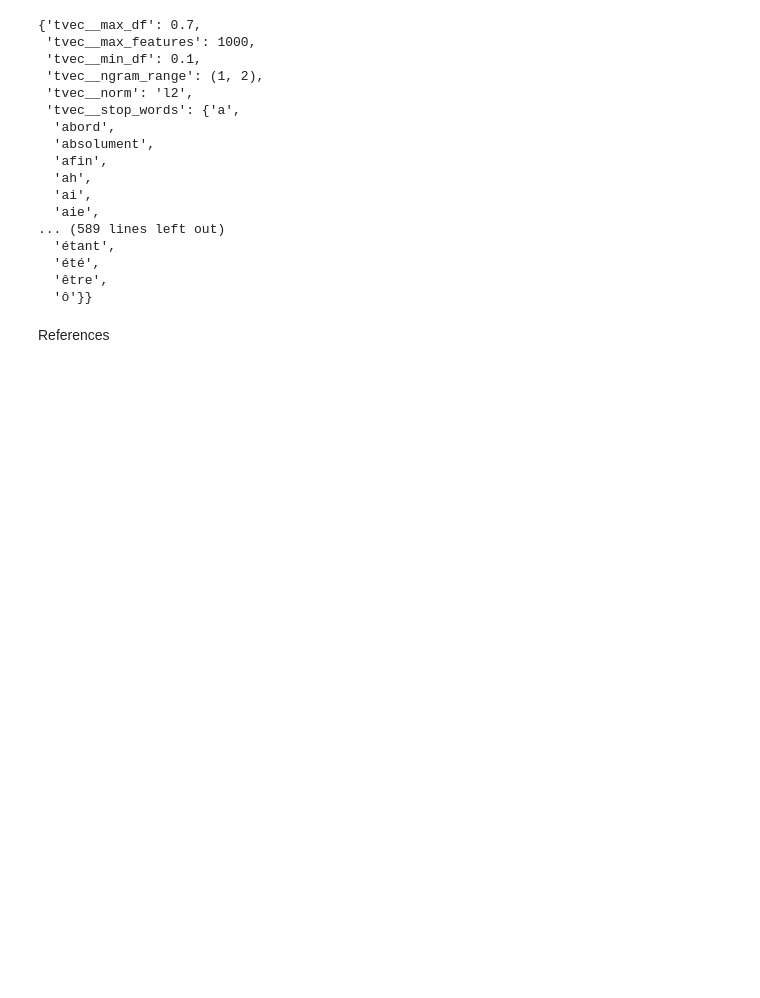
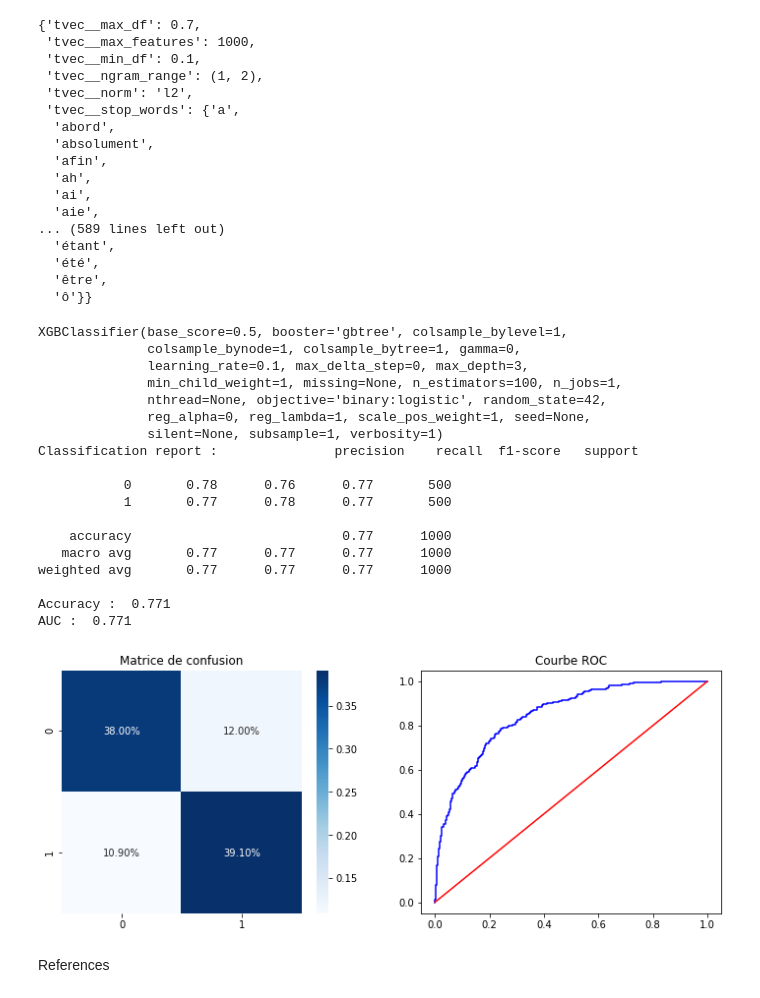
Before and after one commit to cerezamo/NLP_brouillon, a Jupyter notebook: Partie_1.ipynb, the cells around one changed output. Saved outputs shown, nothing was run; the diff lists cells and outputs as text; code cells hidden in the pictures; blank space fills up the shorter version.

```diff
--- a/Partie_1.ipynb
+++ b/Partie_1.ipynb
@@ -1309,6 +1260,45 @@ xgb_gs.best_params_
   'été',
   'être',
   'ô'}}
+# %%
+tfidfconverter = TfidfVectorizer(max_features=1000, min_df=0.1, max_df=0.7, stop_words=fr_stop,ngram_range= (1, 2))
+X = tfidfconverter.fit_transform(df_eq['Texte']).toarray()
+X_train_idf,X_test_idf,y_train_idf,y_test_idf = train_test_split(X,y,random_state = 42 ,test_size =0.2)
+# %%
+X_train_idf,X_test_idf = pd.DataFrame(X_train_idf),pd.DataFrame(X_test_idf)
+X = df_eq[['NbToken', 'NbSyllables', 'NbMot', 'NbPhrases','NbCleanToken', 'NbPonct', 'NbSw','Hapaxlegomena', 'Hapaxdislegomena', 'UniqueWordTx', 'RateCleanRaw',
+       'NbNom', 'NbDet', 'NbPunct', 'NbAdj', 'NbAdp', 'NbPron', 'NbVerb','NbCconj', 'NbNum', 'NbPropn', 'NbAdv', 'NbSCONJ', 'NbAUX', 'NbIntj','PronJe', 'PronNous', 'NbPres', 'NbPast', 'NbFut', 'NbImp', 'NbQuest',
+       'NbExcl', 'NbArt', 'F_mesure', 'NbNom_prec', 'NbDet_prec', 'NbAdj_prec','NbPron_prec', 'NbVerb_perc', 'NbAUX_perc', 'PronJe_perc','PronNous_perc', 'NbQuest_perc', 'NbExcl_perc',
+       'PolPos', 'PolNeg', 'PolUnk', 'FreqJoie', 'FreqPeur', 'FreqSad','FreqColere', 'FreqSurprise', 'FreqDegout']]
+X_train,X_test=train_test_split(X,random_state=42,test_size=0.2)
+idx = X_train.index
+X_train_idf = X_train_idf.set_index(idx)
+X_train_combine = pd.concat([X_train_idf, X_train], axis=1)
+idx=  X_test.index
+X_test_idf = X_test_idf.set_index(idx)
+X_test_combine = pd.concat([X_test_idf, X_test], axis=1)
+# %%
+predictions(XGBClassifier(random_state = 42),X_train_combine,X_test_combine,y_train,y_test)
+# %% [output]
+XGBClassifier(base_score=0.5, booster='gbtree', colsample_bylevel=1,
+              colsample_bynode=1, colsample_bytree=1, gamma=0,
+              learning_rate=0.1, max_delta_step=0, max_depth=3,
+              min_child_weight=1, missing=None, n_estimators=100, n_jobs=1,
+              nthread=None, objective='binary:logistic', random_state=42,
+              reg_alpha=0, reg_lambda=1, scale_pos_weight=1, seed=None,
+              silent=None, subsample=1, verbosity=1)
+Classification report :               precision    recall  f1-score   support
+
+           0       0.78      0.76      0.77       500
+           1       0.77      0.78      0.77       500
+
+    accuracy                           0.77      1000
+   macro avg       0.77      0.77      0.77      1000
+weighted avg       0.77      0.77      0.77      1000
+
+Accuracy :  0.771
+AUC :  0.771
+[figure, added]
 # %% [markdown]
 References
 # %% [markdown]
```
Also changed, not shown: parts of 4 cells of this notebook.
